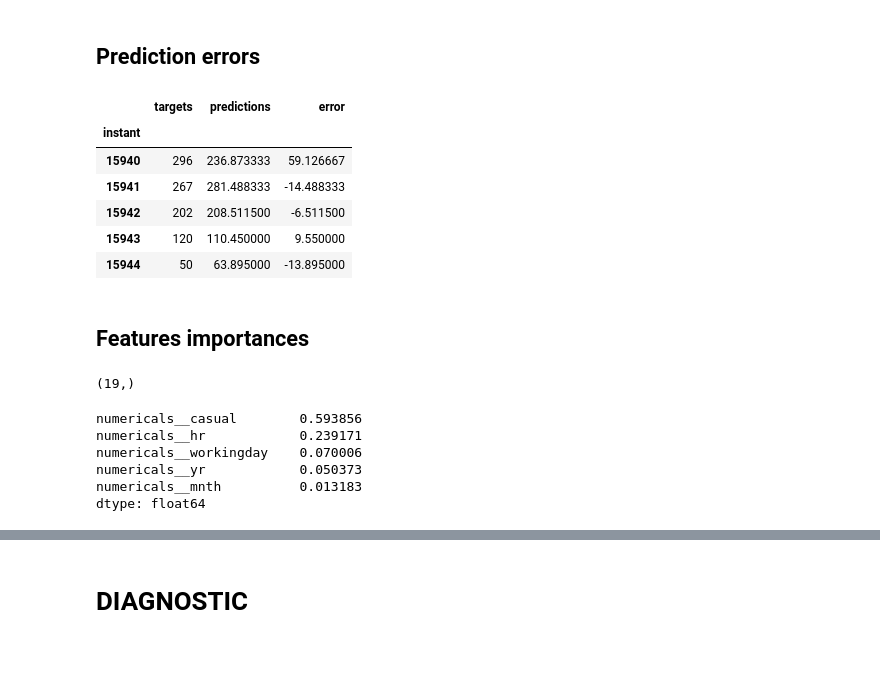
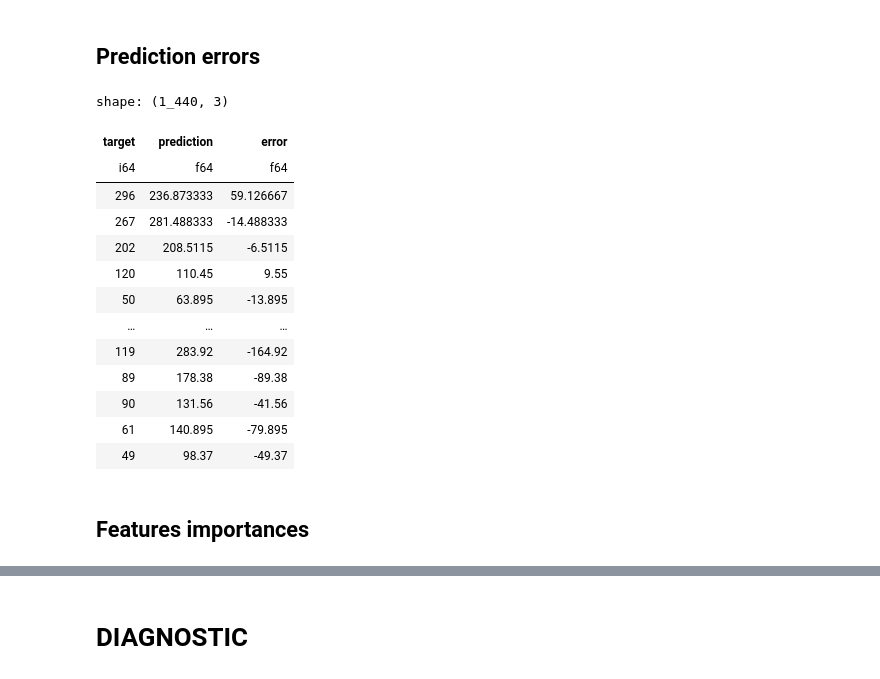
Before and after one commit to fmind/mlops-python-package, a Jupyter notebook: notebooks/prototype.ipynb, the cells around one changed output, grey strips where cells are left out. Saved outputs shown, nothing was run; the diff lists cells and outputs as text; code cells hidden in the pictures.

```diff
--- a/notebooks/prototype.ipynb
+++ b/notebooks/prototype.ipynb
@@ -345,7 +321,6 @@ print(final.get_params())
 # %% [markdown]
 ## Predictions
 # %%
-predictions = pd.Series(final.predict(inputs_test), index=inputs_test.index)
-print(predictions.shape)
-predictions.head()
+predictions = pl.Series(name="prediction", values=final.predict(inputs_test))
+predictions
 # %% [output]
@@ -394,33 +378,26 @@ score
 # %% [markdown]
 ## Prediction errors
-# %%
-errors = pd.concat([targets_test, predictions], axis="columns", keys=["targets", "predictions"])
-errors["error"] = errors["targets"] - errors["predictions"]
-errors.head()
-# %% [output]
-|  | targets | predictions | error |
-| instant |  |  |  |
-| 15940 | 296 | 236.873333 | 59.126667 |
-| 15941 | 267 | 281.488333 | -14.488333 |
-| 15942 | 202 | 208.511500 | -6.511500 |
-| 15943 | 120 | 110.450000 | 9.550000 |
-| 15944 | 50 | 63.895000 | -13.895000 |
+# %%
+errors = pl.DataFrame(
+    {"target": targets_test, "prediction": predictions, "error": targets_test - predictions}
+)
+errors
+# %% [output]
+shape: (1_440, 3)
+| target | prediction | error |
+| i64 | f64 | f64 |
+| 296 | 236.873333 | 59.126667 |
+| 267 | 281.488333 | -14.488333 |
+| 202 | 208.5115 | -6.5115 |
+| 120 | 110.45 | 9.55 |
+| 50 | 63.895 | -13.895 |
+| … | … | … |
+| 119 | 283.92 | -164.92 |
+| 89 | 178.38 | -89.38 |
+| 90 | 131.56 | -41.56 |
+| 61 | 140.895 | -79.895 |
+| 49 | 98.37 | -49.37 |
 # %%
 px.histogram(errors, x="error", title="Distribution of errors")
 # %% [markdown]
 ## Features importances
-# %%
-importances = pd.Series(
-    final.named_steps["regressor"].feature_importances_,
-    index=final[:-1].get_feature_names_out(),
-).sort_values(ascending=False)
-print(importances.shape)
-importances.head()
-# %% [output]
-(19,)
-numericals__casual        0.593856
-numericals__hr            0.239171
-numericals__workingday    0.070006
-numericals__yr            0.050373
-numericals__mnth          0.013183
-dtype: float64
```
Also changed, not shown: parts of 23 cells of this notebook, 34 other files.
